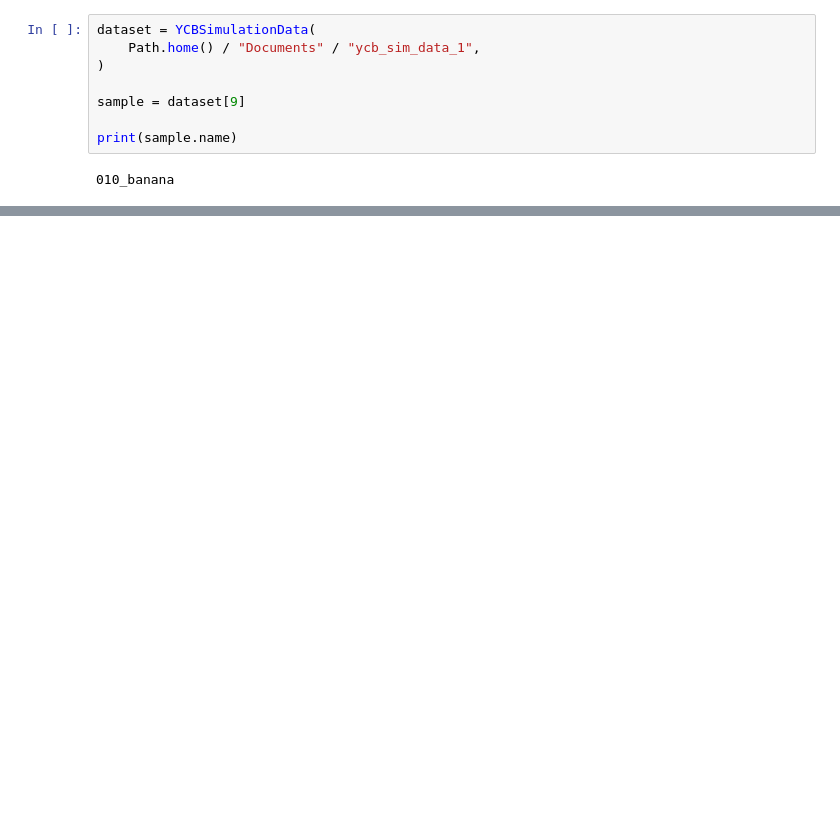
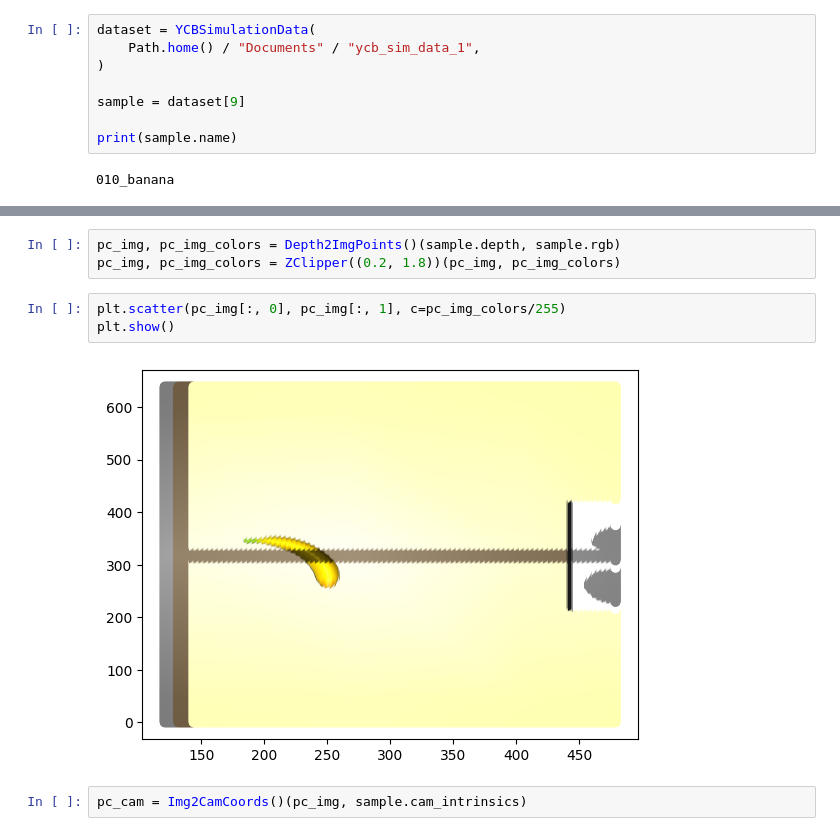
Before and after one commit to m0dd0/ContactGraspnetBenchmark, a Jupyter notebook: notebooks/05_test_trafo.ipynb, the cells around one changed output, grey strips where cells are left out. Saved outputs shown, nothing was run; the diff lists cells and outputs as text; blank space fills up the shorter version.

```diff
--- a/notebooks/05_test_trafo.ipynb
+++ b/notebooks/05_test_trafo.ipynb
@@ -31,0 +31,10 @@ plt.imshow(sample.depth)
+# %%
+pc_img, pc_img_colors = Depth2ImgPoints()(sample.depth, sample.rgb)
+pc_img, pc_img_colors = ZClipper((0.2, 1.8))(pc_img, pc_img_colors)
+# %%
+plt.scatter(pc_img[:, 0], pc_img[:, 1], c=pc_img_colors/255)
+plt.show()
+# %% [output]
+[figure, added]
+# %%
+pc_cam = Img2CamCoords()(pc_img, sample.cam_intrinsics)
```
Also changed, not shown: parts of 6 cells of this notebook.
